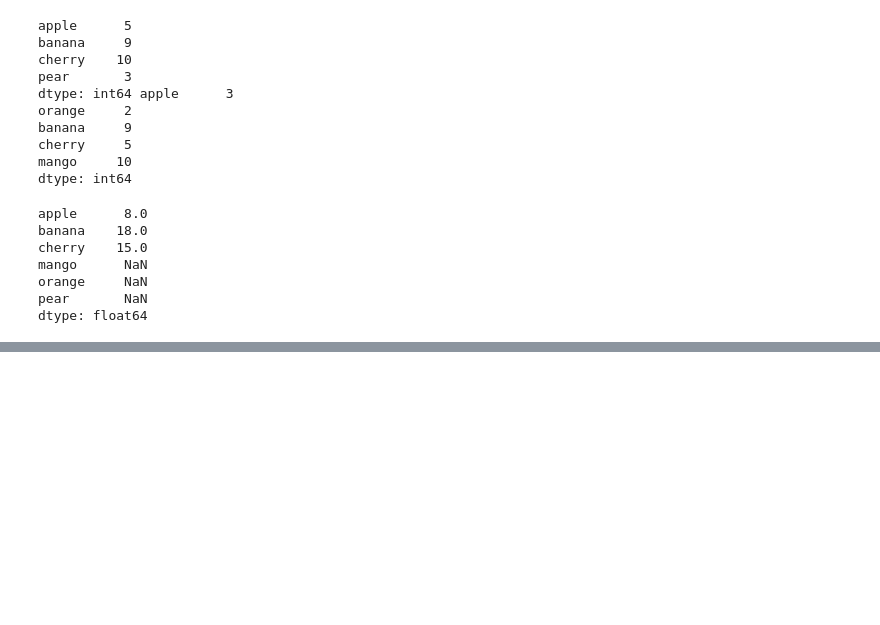
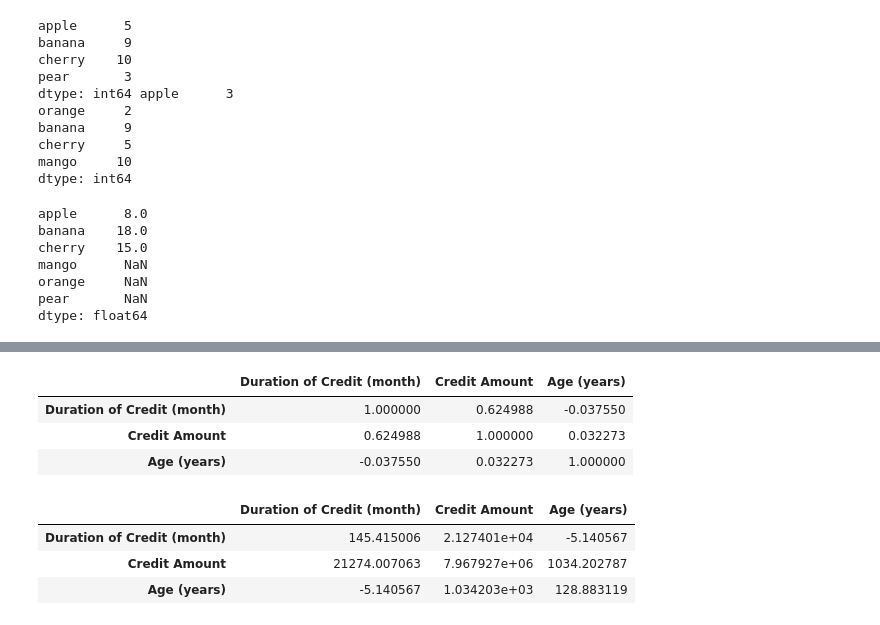
Before and after one commit to bignamu/python-AI, a Jupyter notebook: Pandas.ipynb, the cells around one changed output, grey strips where cells are left out. Saved outputs shown, nothing was run; the diff lists cells and outputs as text; code cells hidden in the pictures; blank space fills up the shorter version.

```diff
--- a/Pandas.ipynb
+++ b/Pandas.ipynb
@@ -281,0 +479,16 @@ dtype: float64
+# %%
+#상관계수
+german_sample.corr()
+# %% [output]
+|  | Duration of Credit (month) | Credit Amount | Age (years) |
+| Duration of Credit (month) | 1.000000 | 0.624988 | -0.037550 |
+| Credit Amount | 0.624988 | 1.000000 | 0.032273 |
+| Age (years) | -0.037550 | 0.032273 | 1.000000 |
+# %%
+#공분산
+german_sample.cov()
+# %% [output]
+|  | Duration of Credit (month) | Credit Amount | Age (years) |
+| Duration of Credit (month) | 145.415006 | 2.127401e+04 | -5.140567 |
+| Credit Amount | 21274.007063 | 7.967927e+06 | 1034.202787 |
+| Age (years) | -5.140567 | 1.034203e+03 | 128.883119 |
```
Also changed, not shown: parts of 29 cells of this notebook.
